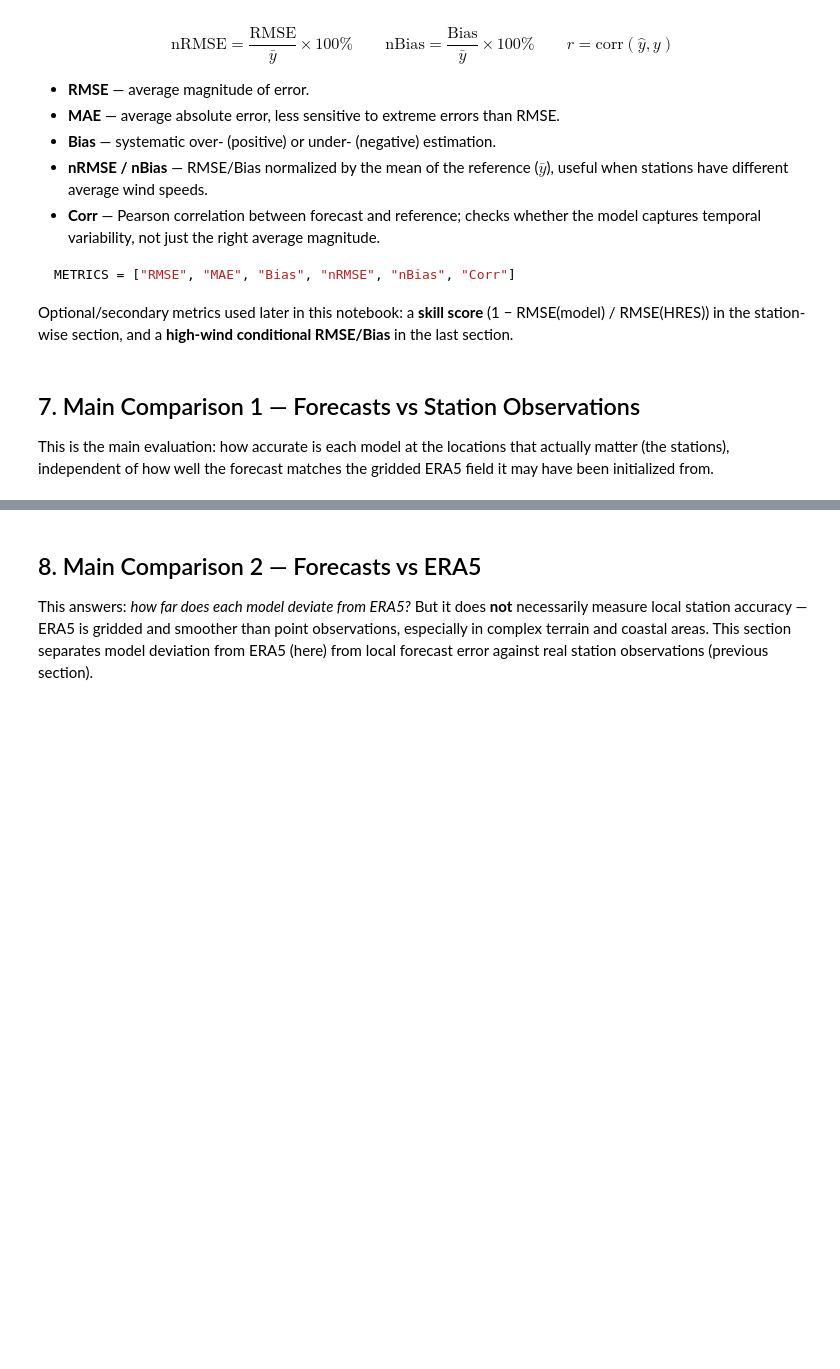
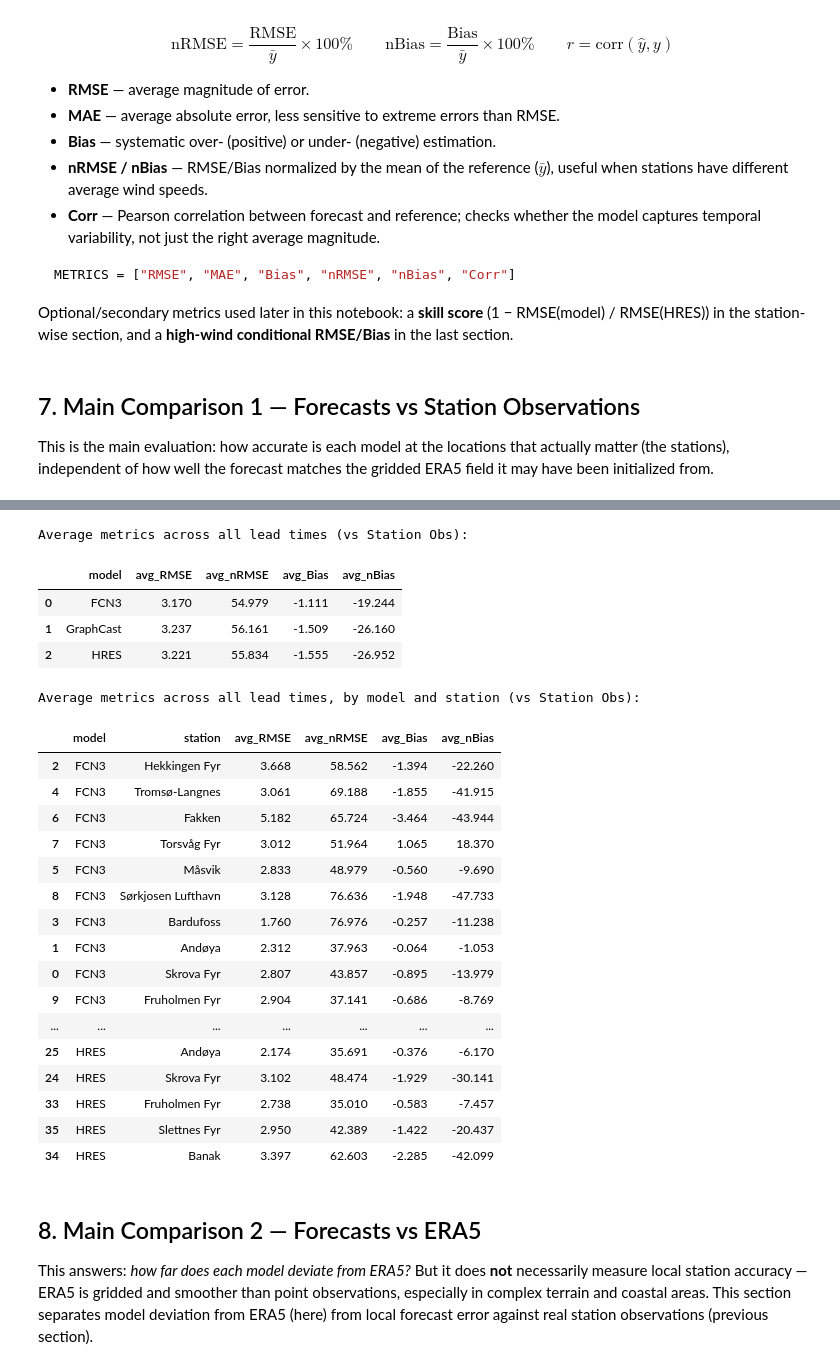
Before and after one commit to chensy618/WF-experiments, a Jupyter notebook: experiments/notebooks/model_comparison_analysis_72h.ipynb, the cells around one changed output, grey strips where cells are left out. Cells and saved outputs as stored; diff of their text form; code cells hidden in the pictures; blank space fills up the shorter version.

```diff
--- a/experiments/notebooks/model_comparison_analysis_72h.ipynb
+++ b/experiments/notebooks/model_comparison_analysis_72h.ipynb
@@ -763,3 +960,54 @@ for metric, ascending in [('RMSE', True), ('nRMSE', True), ('Corr', False)]:
+# %%
+# add averge RMSE/nRMSE/Bias/nBias table for all models, also add station average metrics
+avg_metrics = (metrics_vs_obs.groupby('model')
+               .agg(avg_RMSE=('RMSE', 'mean'),
+                    avg_nRMSE=('nRMSE', 'mean'),
+                    avg_Bias=('Bias', 'mean'),
+                    avg_nBias=('nBias', 'mean'))
+               .reset_index())
+print('Average metrics across all lead times (vs Station Obs):')
+display(avg_metrics.round(3))
+
+# Station average metrics — per model, averaged over lead times
+metrics_vs_obs_by_station = compute_group_metrics(master_df, 'forecast', 'obs', ['model', 'station'])
+station_avg_metrics = (metrics_vs_obs_by_station.groupby(['model', 'station'])
+                        .agg(avg_RMSE=('RMSE', 'mean'),
+                             avg_nRMSE=('nRMSE', 'mean'),
+                             avg_Bias=('Bias', 'mean'),
+                             avg_nBias=('nBias', 'mean'))
+                        .reset_index())
+station_avg_metrics['station'] = pd.Categorical(station_avg_metrics['station'],
+                                                 categories=STATION_ORDER, ordered=True)
+station_avg_metrics = station_avg_metrics.sort_values(['model', 'station'])
+station_avg_metrics['station'] = station_avg_metrics['station'].map(
+    dict(zip(STATION_ORDER, STATION_LABELS)))
+
+print('Average metrics across all lead times, by model and station (vs Station Obs):')
+display(station_avg_metrics.round(3))
+# %% [output]
+Average metrics across all lead times (vs Station Obs):
+|  | model | avg_RMSE | avg_nRMSE | avg_Bias | avg_nBias |
+| 0 | FCN3 | 3.170 | 54.979 | -1.111 | -19.244 |
+| 1 | GraphCast | 3.237 | 56.161 | -1.509 | -26.160 |
+| 2 | HRES | 3.221 | 55.834 | -1.555 | -26.952 |
+Average metrics across all lead times, by model and station (vs Station Obs):
+|  | model | station | avg_RMSE | avg_nRMSE | avg_Bias | avg_nBias |
+| 2 | FCN3 | Hekkingen Fyr | 3.668 | 58.562 | -1.394 | -22.260 |
+| 4 | FCN3 | Tromsø-Langnes | 3.061 | 69.188 | -1.855 | -41.915 |
+| 6 | FCN3 | Fakken | 5.182 | 65.724 | -3.464 | -43.944 |
+| 7 | FCN3 | Torsvåg Fyr | 3.012 | 51.964 | 1.065 | 18.370 |
+| 5 | FCN3 | Måsvik | 2.833 | 48.979 | -0.560 | -9.690 |
+| 8 | FCN3 | Sørkjosen Lufthavn | 3.128 | 76.636 | -1.948 | -47.733 |
+| 3 | FCN3 | Bardufoss | 1.760 | 76.976 | -0.257 | -11.238 |
+| 1 | FCN3 | Andøya | 2.312 | 37.963 | -0.064 | -1.053 |
+| 0 | FCN3 | Skrova Fyr | 2.807 | 43.857 | -0.895 | -13.979 |
+| 9 | FCN3 | Fruholmen Fyr | 2.904 | 37.141 | -0.686 | -8.769 |
+| ... | ... | ... | ... | ... | ... | ... |
+| 25 | HRES | Andøya | 2.174 | 35.691 | -0.376 | -6.170 |
+| 24 | HRES | Skrova Fyr | 3.102 | 48.474 | -1.929 | -30.141 |
+| 33 | HRES | Fruholmen Fyr | 2.738 | 35.010 | -0.583 | -7.457 |
+| 35 | HRES | Slettnes Fyr | 2.950 | 42.389 | -1.422 | -20.437 |
+| 34 | HRES | Banak | 3.397 | 62.603 | -2.285 | -42.099 |
 # %% [markdown]
 ## 8. Main Comparison 2 — Forecasts vs ERA5
 
```
Also changed, not shown: parts of 25 cells of this notebook.
